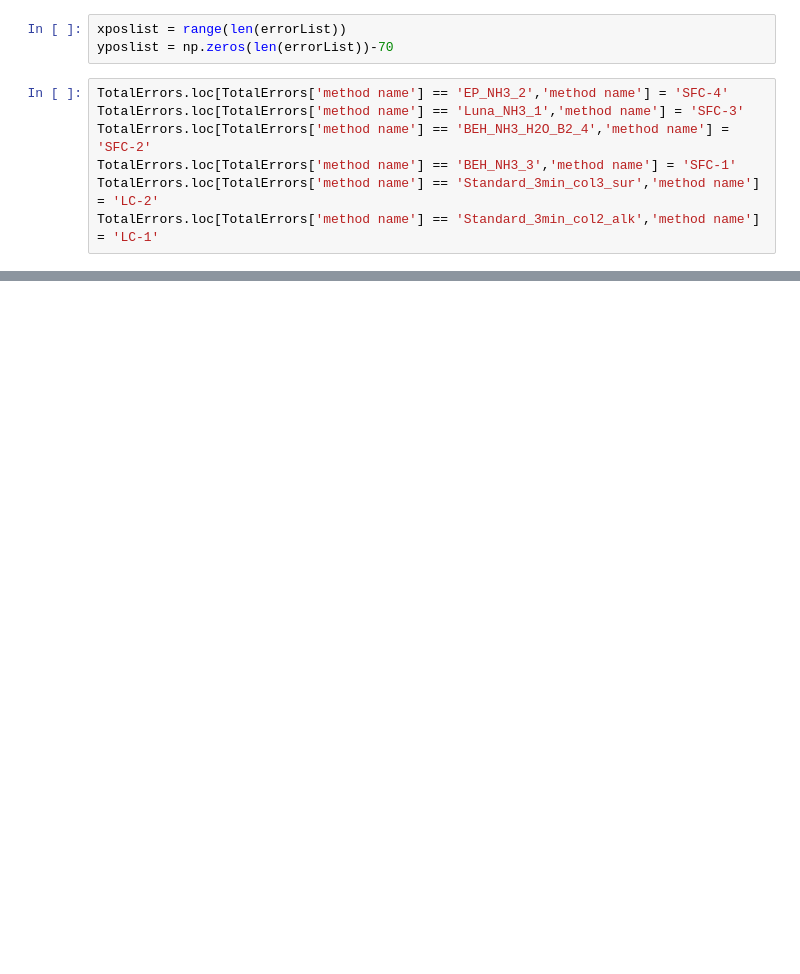
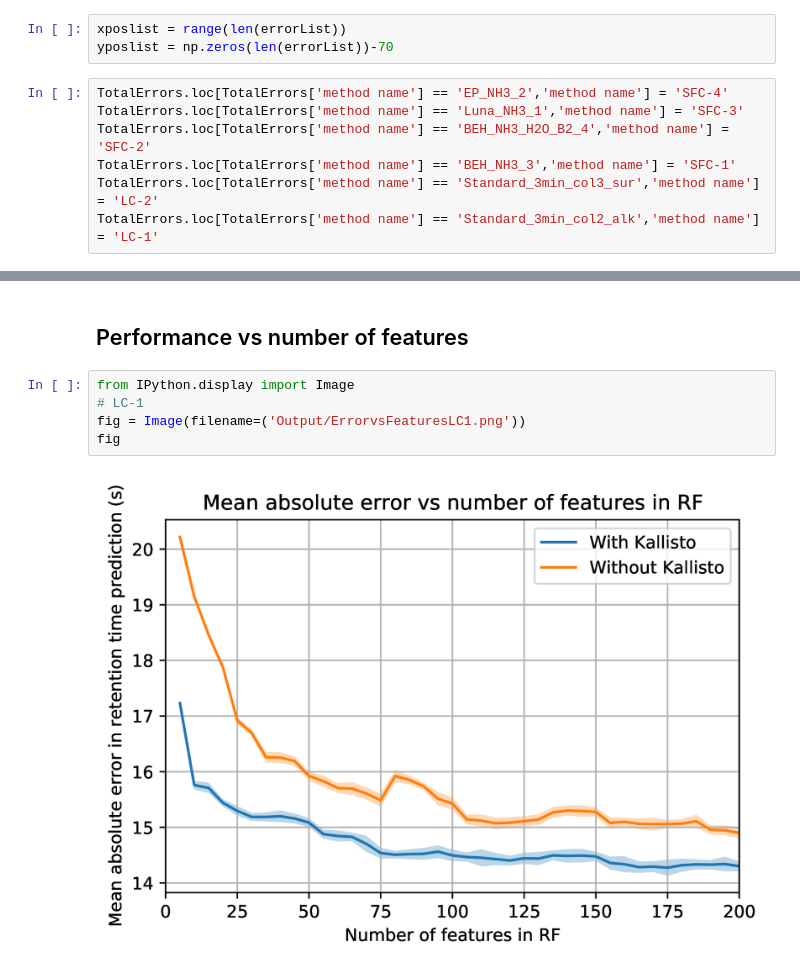
Before and after one commit to alisoltani/kallisto, a Jupyter notebook: rtPredictionAZ.ipynb, the cells around one changed output, grey strips where cells are left out. Drawn from its saved outputs; the diff is of its cells as text; blank space fills up the shorter version.

```diff
--- a/rtPredictionAZ.ipynb
+++ b/rtPredictionAZ.ipynb
@@ -550,0 +554,9 @@ plt.savefig('Output/violinplot.pdf')
+# %% [markdown]
+## Performance vs number of features
+# %%
+from IPython.display import Image
+# LC-1
+fig = Image(filename=('Output/ErrorvsFeaturesLC1.png'))
+fig
+# %% [output]
+[figure, added]
```
Also changed, not shown: parts of 16 cells of this notebook, 13 other files.
